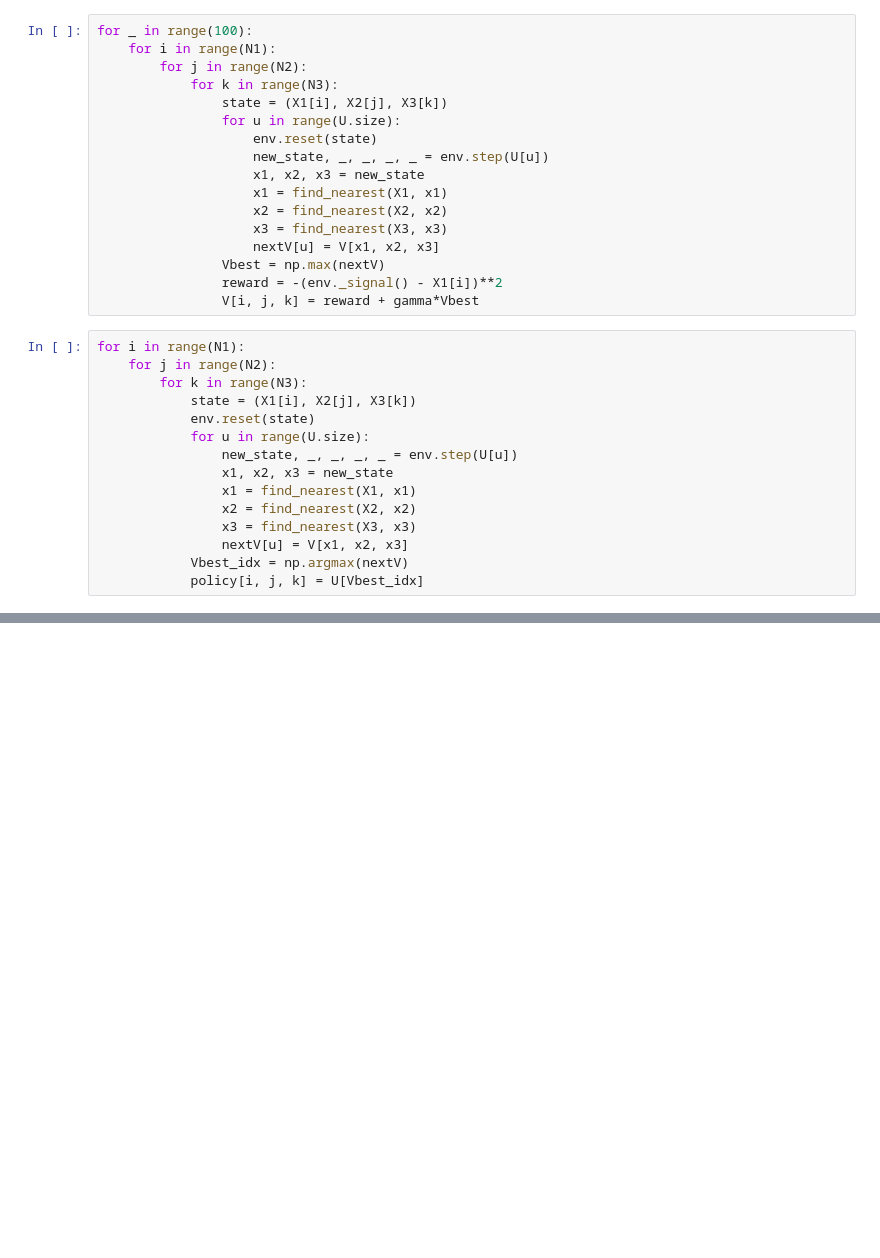
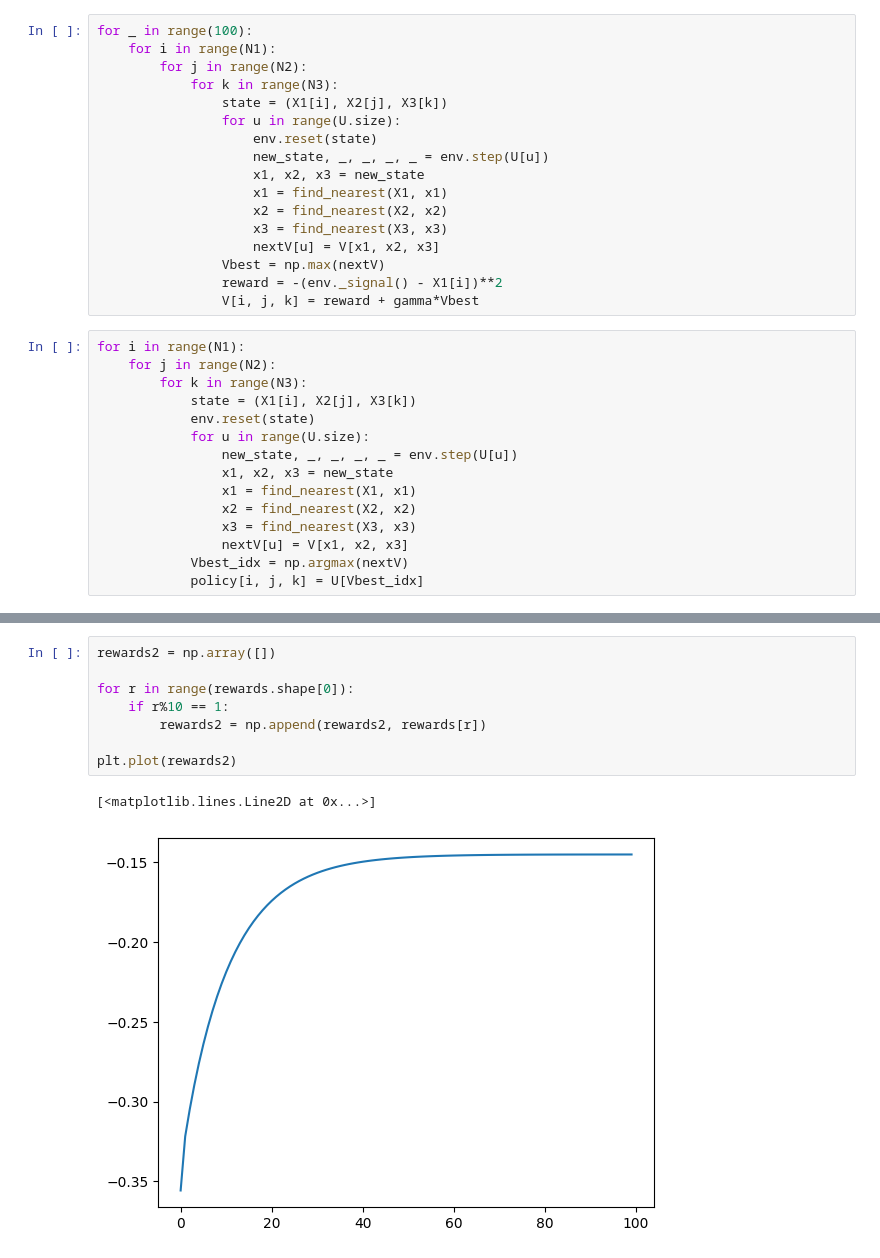
Before and after one commit to aadityarautela/SingleLinkManipulatorRLANN, a Jupyter notebook: SingleLinkManipulatorRLANN.ipynb, the cells around one changed output, grey strips where cells are left out. Drawn from its saved outputs; the diff is of its cells as text; blank space fills up the shorter version.

```diff
--- a/SingleLinkManipulatorRLANN.ipynb
+++ b/SingleLinkManipulatorRLANN.ipynb
@@ -261,0 +262,11 @@ plt.plot(rewards)
+# %%
+rewards2 = np.array([])
+
+for r in range(rewards.shape[0]):
+    if r%10 == 1:
+        rewards2 = np.append(rewards2, rewards[r])
+
+plt.plot(rewards2)
+# %% [output]
+[<matplotlib.lines.Line2D at 0x...>]
+[figure, added]
```
Also changed, not shown: parts of 4 cells of this notebook.
